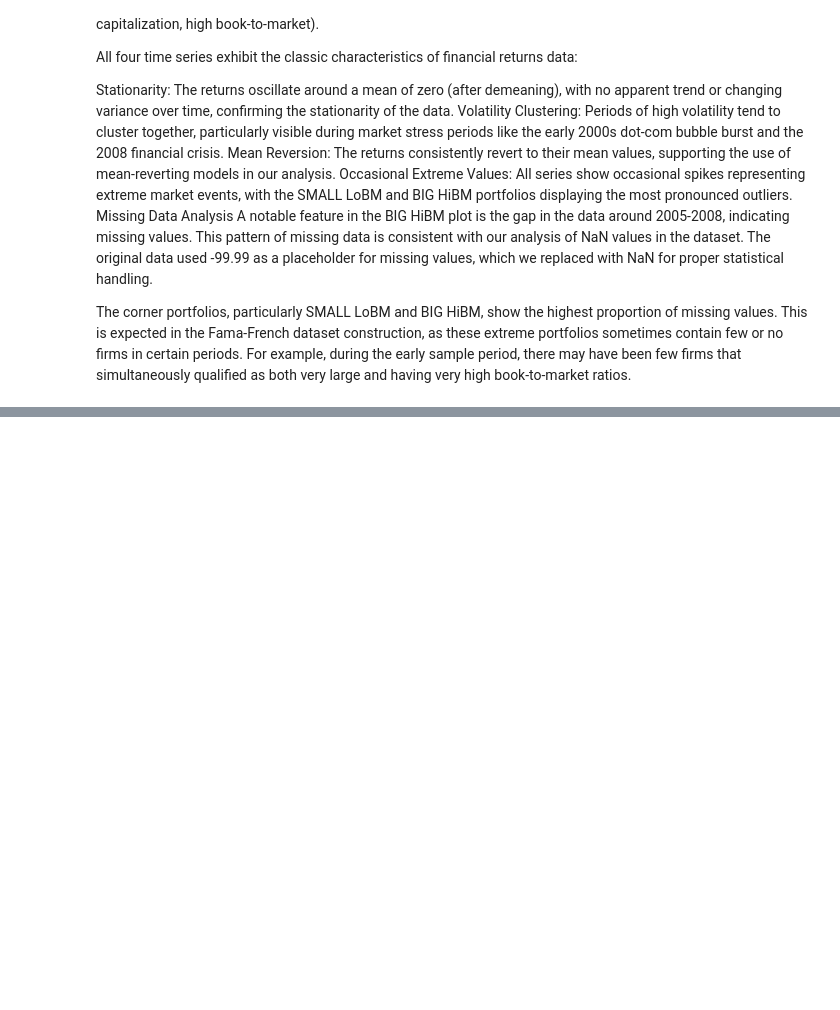
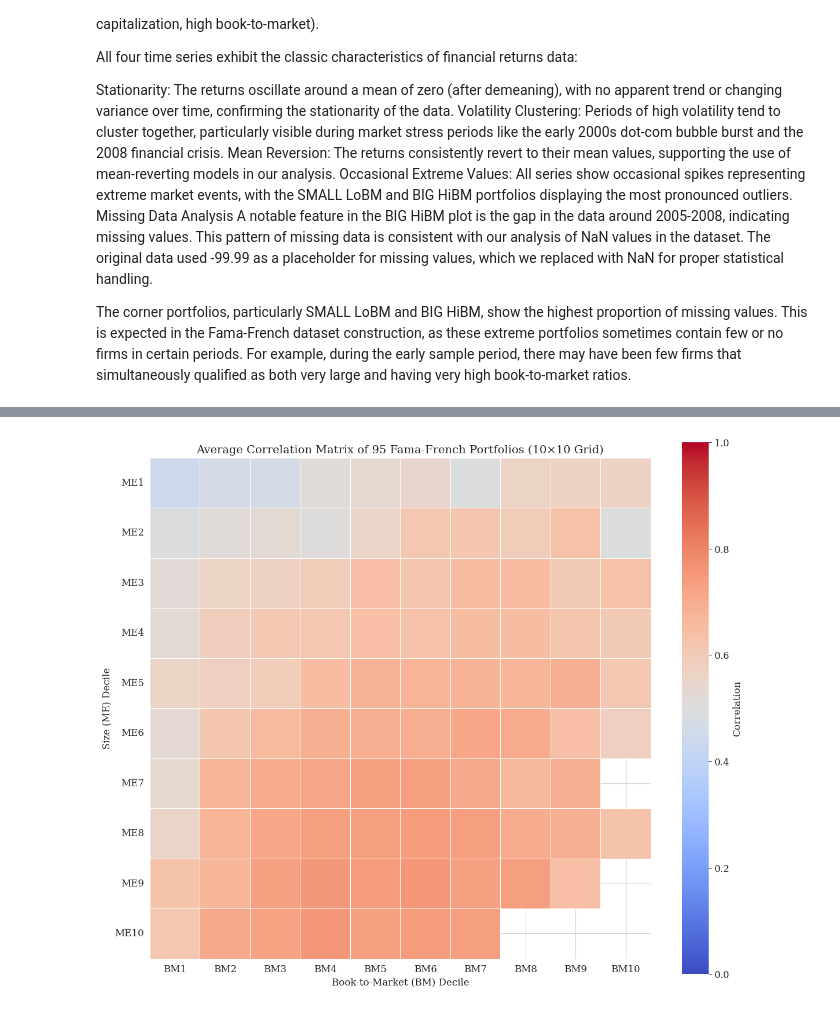
Before and after one commit to givani30/BellmanFilterDFSV, a Jupyter notebook: scripts/empirical/empirical_eda.ipynb, the cells around one changed output, grey strips where cells are left out. Drawn from its saved outputs; the diff is of its cells as text; code cells hidden in the pictures; blank space fills up the shorter version.

Commit message:
Add initial eda stuff

```diff
--- a/scripts/empirical/empirical_eda.ipynb
+++ b/scripts/empirical/empirical_eda.ipynb
@@ -690,0 +792,100 @@ TypeError: Expr.mean() got an unexpected keyword argument 'axis'
+# %%
+import polars as pl
+import numpy as np
+import matplotlib.pyplot as plt
+import seaborn as sns
+import re
+
+# Calculate the correlation matrix for the returns
+# First, get only the numeric columns (exclude Date)
+numeric_cols = [col for col in vw_returns_demeaned_final.columns if col != "Date"]
+
+# Calculate the correlation matrix
+corr_matrix = vw_returns_demeaned_final.select(numeric_cols).corr()
+
+# Create a 10x10 grid initialized with NaNs
+grid_size = 10
+grid = np.full((grid_size, grid_size), np.nan)
+
+# Function to extract ME and BM numbers from column names
+def extract_me_bm(col_name):
+    # Handle special corner cases first
+    if col_name == "SMALL LoBM":
+        return 0, 0  # ME1 BM1
+    elif col_name == "SMALL HiBM":
+        return 0, 9  # ME1 BM10
+    elif col_name == "BIG LoBM":
+        return 9, 0  # ME10 BM1
+    elif col_name == "BIG HiBM":
+        return 9, 9  # ME10 BM10
+
+    # Regular pattern: "ME{number} BM{number}"
+    match = re.match(r"ME(\d+) BM(\d+)", col_name)
+    if match:
+        me_num = int(match.group(1))
+        bm_num = int(match.group(2))
+        # Convert to 0-based indices
+        return me_num - 1, bm_num - 1
+
+    return None, None
+
+# Map column names to grid positions and fill the grid
+for i, col1 in enumerate(numeric_cols):
+    me1, bm1 = extract_me_bm(col1)
+    if me1 is not None and bm1 is not None:
+        # For the diagonal (self-correlation = 1.0)
+        grid[me1, bm1] = 1.0
+
+        # For off-diagonal elements
+        for j, col2 in enumerate(numeric_cols):
+            if i != j:  # Skip self-correlation
+                me2, bm2 = extract_me_bm(col2)
+                if me2 is not None and bm2 is not None:
+                    # Get correlation value
+                    corr_value = corr_matrix[i, j]
+                    # Update grid
+                    grid[me1, bm1] = np.nanmean([grid[me1, bm1], corr_value]) if not np.isnan(grid[me1, bm1]) else corr_value
+
+# Create a DataFrame for the grid with proper labels
+grid_df = pl.DataFrame(
+    grid,
+    schema=[f"BM{i+1}" for i in range(grid_size)]
+)
+grid_df = grid_df.with_columns(
+    pl.Series(name="ME", values=[f"ME{i+1}" for i in range(grid_size)])
+)
+# Convert to pandas for seaborn
+grid_df_pandas = grid_df.to_pandas().set_index("ME")
+
+# Create the heatmap
+plt.figure(figsize=(12, 10))
+ax = sns.heatmap(
+    grid_df_pandas,
+    cmap="coolwarm",
+    annot=False,  # Not showing values to avoid clutter
+    fmt=".2f",
+    linewidths=0.5,
+    cbar_kws={"label": "Correlation"},
+    mask=np.isnan(grid_df_pandas),  # Mask NaN values
+    square=True,
+    vmin=0,
+    vmax=1
+)
+
+# Set title and labels
+plt.title("Average Correlation Matrix of 95 Fama-French Portfolios (10×10 Grid)", fontsize=14)
+plt.xlabel("Book-to-Market (BM) Decile", fontsize=12)
+plt.ylabel("Size (ME) Decile", fontsize=12)
+
+# Adjust tick labels
+plt.xticks(rotation=0)
+plt.yticks(rotation=0)
+
+# Improve layout
+plt.tight_layout()
+
+# Save the figure
+plt.savefig("figure2.png", dpi=300, bbox_inches="tight")
+plt.show()
+# %% [output]
+[figure, added]
```
Also changed, not shown: parts of 15 cells of this notebook, 26 other files.
